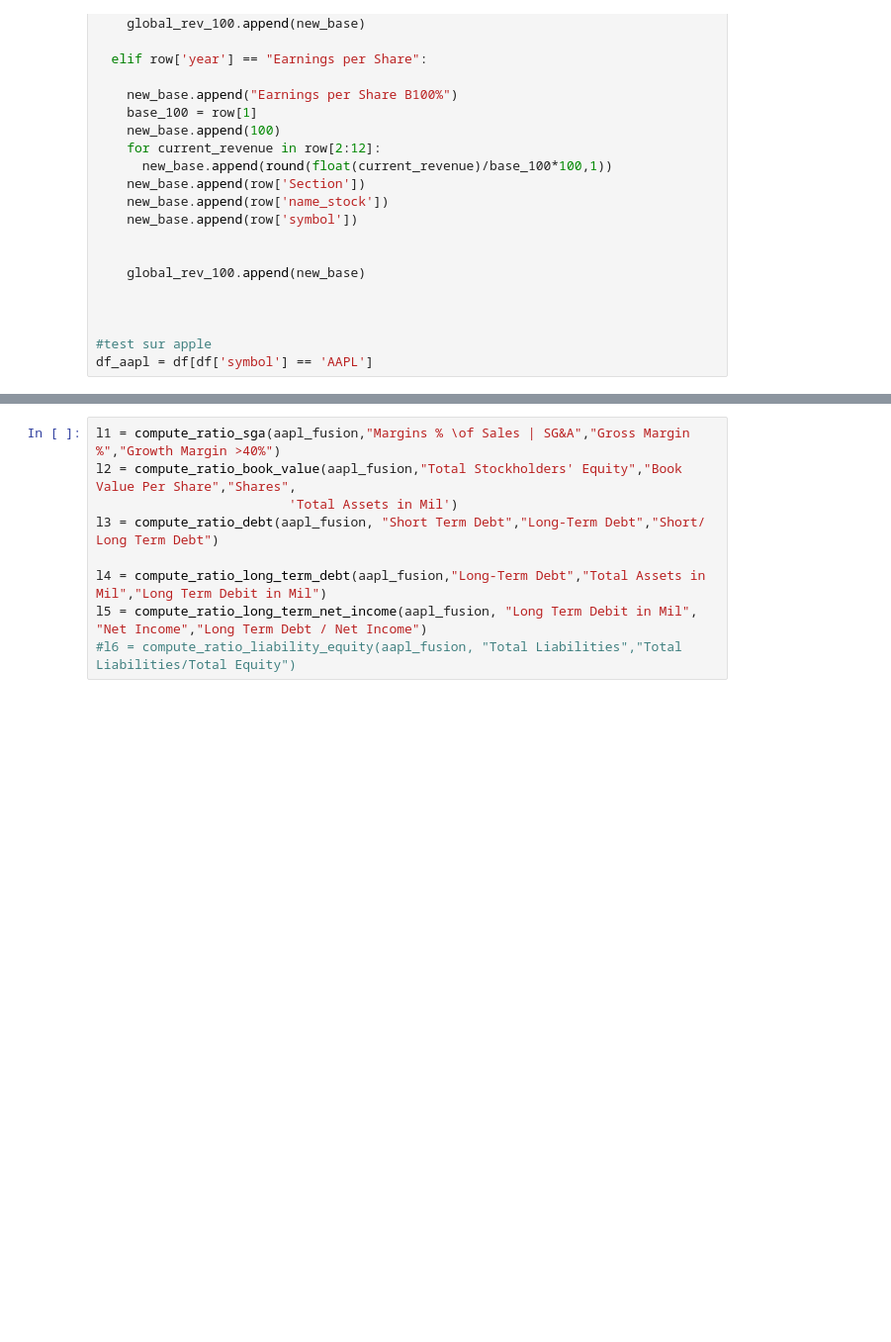
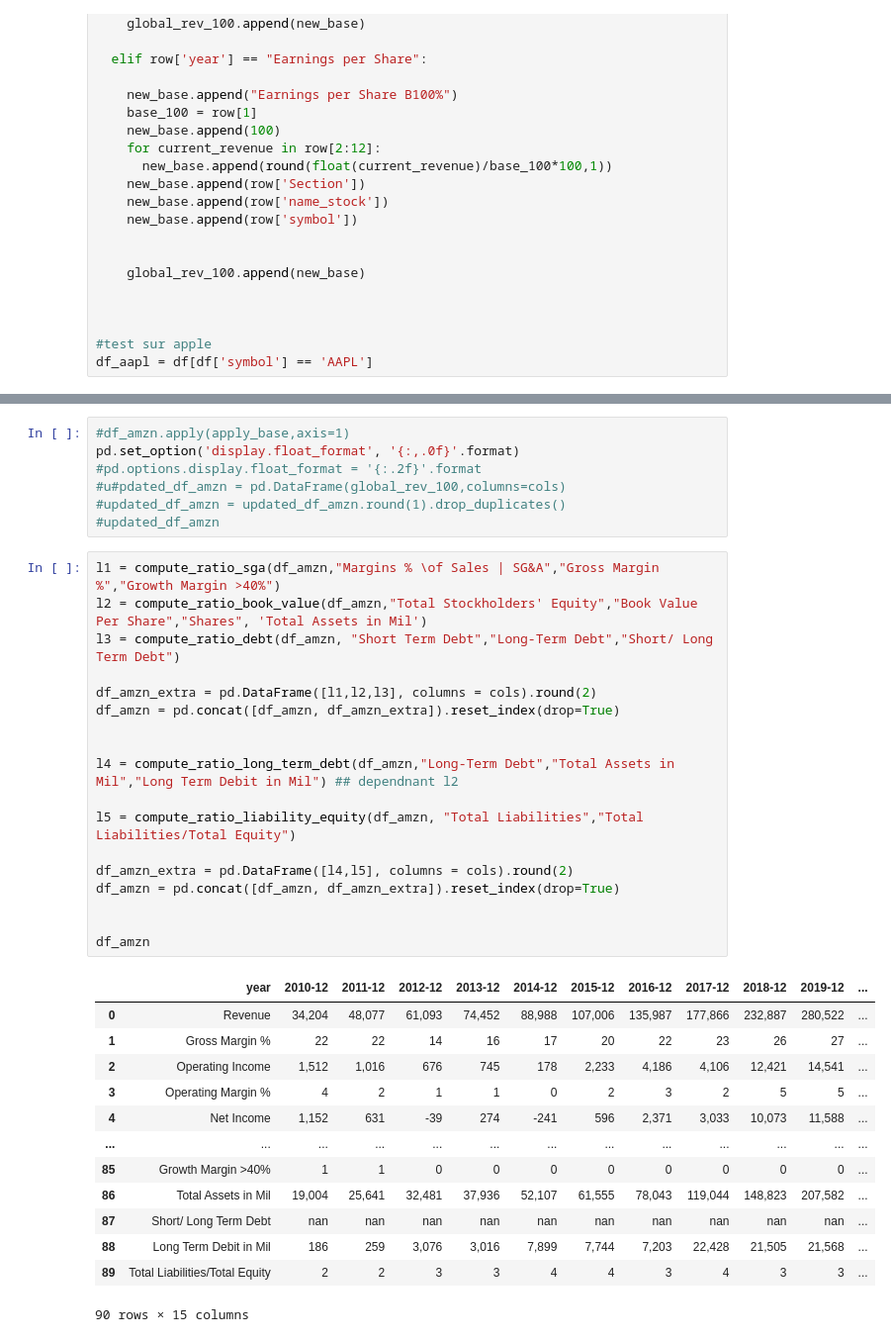
Before and after one commit to chajmz/morningstar-ratios, a Jupyter notebook: MorningStar_Python.ipynb, the cells around one changed output, grey strips where cells are left out. Shown: that part at 99% size. Drawn from its saved outputs; the diff is of its cells as text; blank space fills up the shorter version.

```diff
--- a/MorningStar_Python.ipynb
+++ b/MorningStar_Python.ipynb
@@ -540,9 +480,39 @@ def compute_ratio_liability_equity(df,var1, name):
+# %%
+#df_amzn.apply(apply_base,axis=1)
+pd.set_option('display.float_format', '{:,.0f}'.format)
+#pd.options.display.float_format = '{:.2f}'.format
+#u#pdated_df_amzn = pd.DataFrame(global_rev_100,columns=cols)
+#updated_df_amzn = updated_df_amzn.round(1).drop_duplicates()
+#updated_df_amzn
 # %%
-l1 = compute_ratio_sga(aapl_fusion,"Margins % \of Sales | SG&A","Gross Margin %","Growth Margin >40%")
-l2 = compute_ratio_book_value(aapl_fusion,"Total Stockholders' Equity","Book Value Per Share","Shares",
-                         'Total Assets in Mil')
-l3 = compute_ratio_debt(aapl_fusion, "Short Term Debt","Long-Term Debt","Short/ Long Term Debt")
+l1 = compute_ratio_sga(df_amzn,"Margins % \of Sales | SG&A","Gross Margin %","Growth Margin >40%")
+l2 = compute_ratio_book_value(df_amzn,"Total Stockholders' Equity","Book Value Per Share","Shares", 'Total Assets in Mil')
+l3 = compute_ratio_debt(df_amzn, "Short Term Debt","Long-Term Debt","Short/ Long Term Debt")
 
-l4 = compute_ratio_long_term_debt(aapl_fusion,"Long-Term Debt","Total Assets in Mil","Long Term Debit in Mil")
-l5 = compute_ratio_long_term_net_income(aapl_fusion, "Long Term Debit in Mil", "Net Income","Long Term Debt / Net Income")
-#l6 = compute_ratio_liability_equity(aapl_fusion, "Total Liabilities","Total Liabilities/Total Equity")
+df_amzn_extra = pd.DataFrame([l1,l2,l3], columns = cols).round(2)
+df_amzn = pd.concat([df_amzn, df_amzn_extra]).reset_index(drop=True)
+
+
+l4 = compute_ratio_long_term_debt(df_amzn,"Long-Term Debt","Total Assets in Mil","Long Term Debit in Mil") ## dependnant l2
+
+l5 = compute_ratio_liability_equity(df_amzn, "Total Liabilities","Total Liabilities/Total Equity")
+
+df_amzn_extra = pd.DataFrame([l4,l5], columns = cols).round(2)
+df_amzn = pd.concat([df_amzn, df_amzn_extra]).reset_index(drop=True)
+
+
+df_amzn
+# %% [output]
+|  | year | 2010-12 | 2011-12 | 2012-12 | 2013-12 | 2014-12 | 2015-12 | 2016-12 | 2017-12 | 2018-12 | 2019-12 | ... |
+| 0 | Revenue | 34,204 | 48,077 | 61,093 | 74,452 | 88,988 | 107,006 | 135,987 | 177,866 | 232,887 | 280,522 | ... |
+| 1 | Gross Margin % | 22 | 22 | 14 | 16 | 17 | 20 | 22 | 23 | 26 | 27 | ... |
+| 2 | Operating Income | 1,512 | 1,016 | 676 | 745 | 178 | 2,233 | 4,186 | 4,106 | 12,421 | 14,541 | ... |
+| 3 | Operating Margin % | 4 | 2 | 1 | 1 | 0 | 2 | 3 | 2 | 5 | 5 | ... |
+| 4 | Net Income | 1,152 | 631 | -39 | 274 | -241 | 596 | 2,371 | 3,033 | 10,073 | 11,588 | ... |
+| ... | ... | ... | ... | ... | ... | ... | ... | ... | ... | ... | ... | ... |
+| 85 | Growth Margin >40% | 1 | 1 | 0 | 0 | 0 | 0 | 0 | 0 | 0 | 0 | ... |
+| 86 | Total Assets in Mil | 19,004 | 25,641 | 32,481 | 37,936 | 52,107 | 61,555 | 78,043 | 119,044 | 148,823 | 207,582 | ... |
+| 87 | Short/ Long Term Debt | nan | nan | nan | nan | nan | nan | nan | nan | nan | nan | ... |
+| 88 | Long Term Debit in Mil | 186 | 259 | 3,076 | 3,016 | 7,899 | 7,744 | 7,203 | 22,428 | 21,505 | 21,568 | ... |
+| 89 | Total Liabilities/Total Equity | 2 | 2 | 3 | 3 | 4 | 4 | 3 | 4 | 3 | 3 | ... |
+90 rows × 15 columns
```
Also changed, not shown: parts of 20 cells of this notebook.
